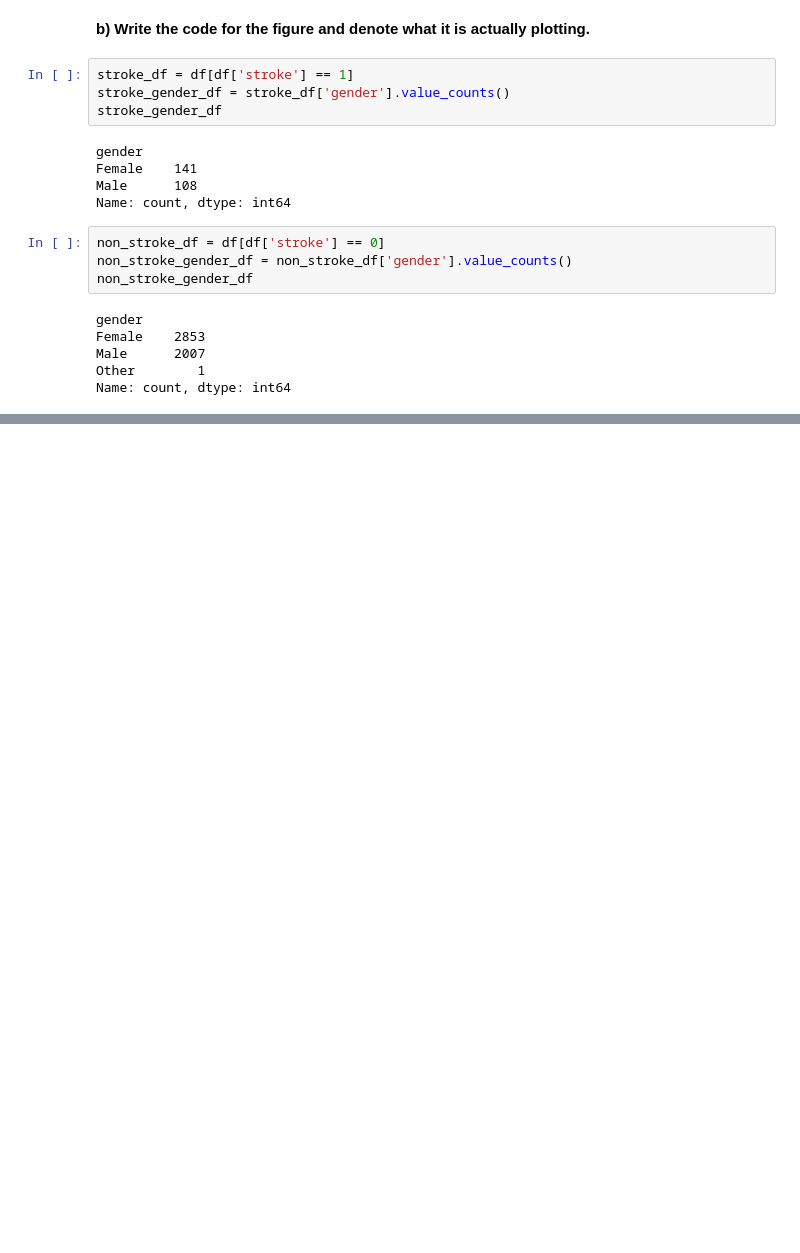
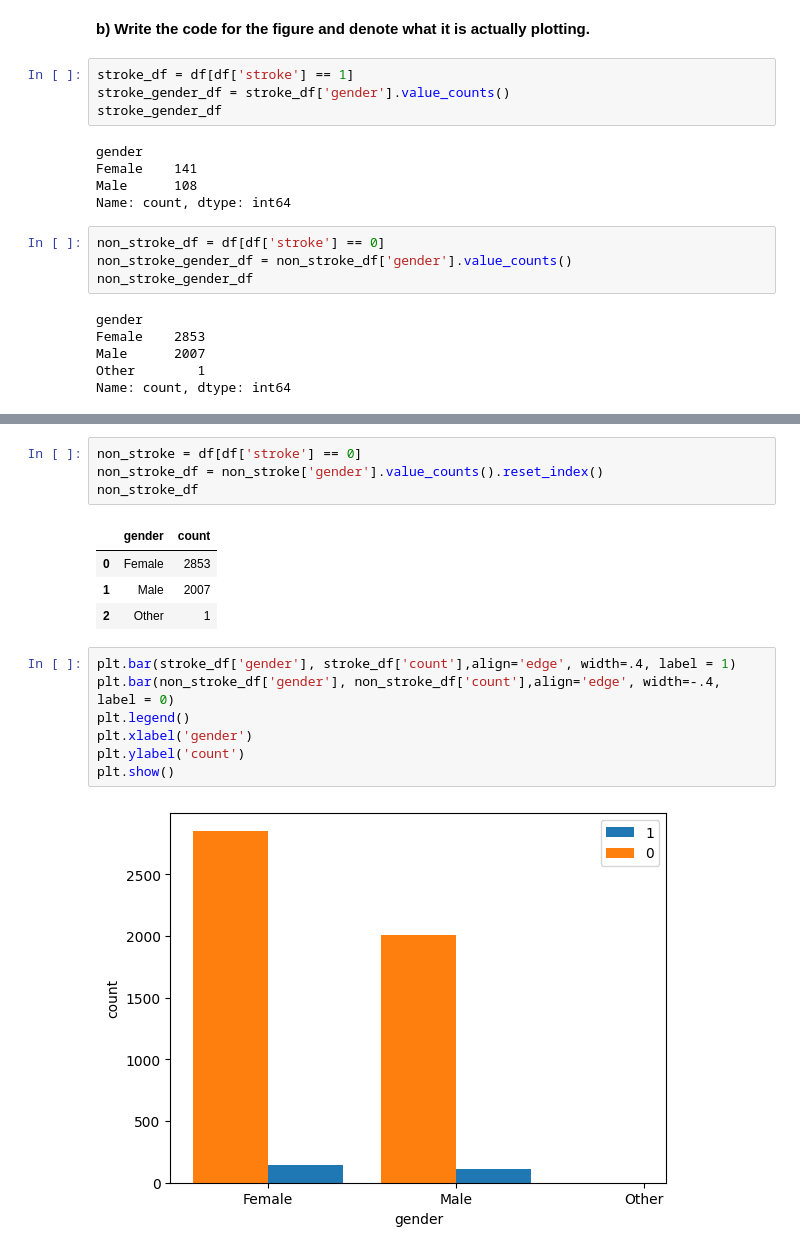
Before and after one commit to Anik-Mushfik/OOP-Theory, a Jupyter notebook: Exams/BC_CT/CT_4.ipynb, the cells around one changed output, grey strips where cells are left out. Drawn from its saved outputs; the diff is of its cells as text; blank space fills up the shorter version.

```diff
--- a/Exams/BC_CT/CT_4.ipynb
+++ b/Exams/BC_CT/CT_4.ipynb
@@ -84,0 +86,18 @@ plt.xticks(x_axis, ['Male', 'Female', 'other'])
+# %%
+non_stroke = df[df['stroke'] == 0]
+non_stroke_df = non_stroke['gender'].value_counts().reset_index()
+non_stroke_df
+# %% [output]
+|  | gender | count |
+| 0 | Female | 2853 |
+| 1 | Male | 2007 |
+| 2 | Other | 1 |
+# %%
+plt.bar(stroke_df['gender'], stroke_df['count'],align='edge', width=.4, label = 1)
+plt.bar(non_stroke_df['gender'], non_stroke_df['count'],align='edge', width=-.4, label = 0)
+plt.legend()
+plt.xlabel('gender')
+plt.ylabel('count')
+plt.show()
+# %% [output]
+[figure, added]
```
Also changed, not shown: parts of 11 cells of this notebook, 1 other file.
